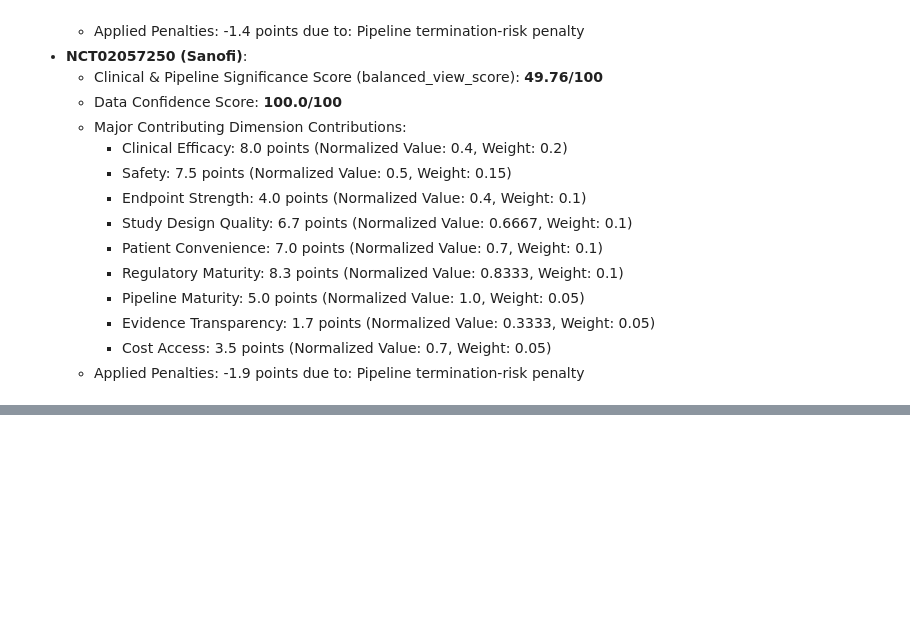
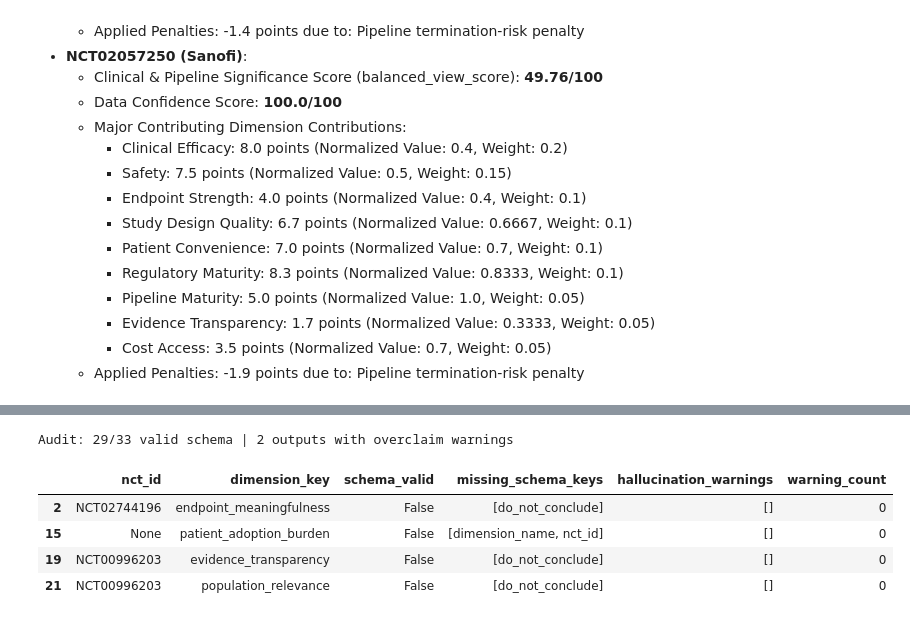
Before and after one commit to Mindreader-org/Clinical-Trial-Data-EDA, a Jupyter notebook: 6_approval_ready_dynamic_study_pipeline_scoring.ipynb, the cells around one changed output, grey strips where cells are left out. Cells and saved outputs as stored; diff of their text form; code cells hidden in the pictures; blank space fills up the shorter version.

```diff
--- a/6_approval_ready_dynamic_study_pipeline_scoring.ipynb
+++ b/6_approval_ready_dynamic_study_pipeline_scoring.ipynb
@@ -1737,0 +2548,49 @@ This is a Phase 1/2 trial with a very small sample size of 20 participants, inve
+# %%
+# ── 11. AI Output Schema Validation & Guardrails ─────────────────────────────
+REQUIRED_AI_KEYS = [
+    'dimension_key', 'dimension_name', 'nct_id', 'summary',
+    'positive_signals', 'risk_signals', 'missing_evidence',
+    'interpretation_level', 'confidence', 'source_fields_used', 'do_not_conclude',
+]
+FORBIDDEN_PHRASES = [
+    'approved', 'will succeed', 'no side effects', 'safe and effective',
+    'guaranteed', 'investment recommendation', 'buy', 'sell',
+    'proven effective', '100% safe',
+]
+
+def validate_ai_output_schema(output):
+    missing = [k for k in REQUIRED_AI_KEYS if k not in output]
+    return {'is_valid': len(missing) == 0, 'missing_keys': missing}
+
+def audit_ai_outputs(all_ai_trial_outputs):
+    rows = []
+    for trial_output in all_ai_trial_outputs:
+        for item in trial_output['dimension_outputs']:
+            v = validate_ai_output_schema(item)
+            blob = json.dumps(item).lower()
+            warnings = [f"Potential overclaim: '{p}'" for p in FORBIDDEN_PHRASES if p in blob]
+            rows.append({
+                'nct_id': item.get('nct_id'),
+                'dimension_key': item.get('dimension_key'),
+                'schema_valid': v['is_valid'],
+                'missing_schema_keys': v['missing_keys'],
+                'hallucination_warnings': warnings,
+                'warning_count': len(warnings),
+            })
+    return pd.DataFrame(rows)
+
+
+ai_audit_df = audit_ai_outputs(all_ai_trial_outputs)
+total = len(ai_audit_df)
+valid = ai_audit_df['schema_valid'].sum()
+warned = (ai_audit_df['warning_count'] > 0).sum()
+print(f'Audit: {valid}/{total} valid schema | {warned} outputs with overclaim warnings')
+invalid_rows = ai_audit_df[ai_audit_df['schema_valid'] == False]
+display(invalid_rows if not invalid_rows.empty else ai_audit_df.head(5))
+# %% [output]
+Audit: 29/33 valid schema | 2 outputs with overclaim warnings
+|  | nct_id | dimension_key | schema_valid | missing_schema_keys | hallucination_warnings | warning_count |
+| 2 | NCT02744196 | endpoint_meaningfulness | False | [do_not_conclude] | [] | 0 |
+| 15 | None | patient_adoption_burden | False | [dimension_name, nct_id] | [] | 0 |
+| 19 | NCT00996203 | evidence_transparency | False | [do_not_conclude] | [] | 0 |
+| 21 | NCT00996203 | population_relevance | False | [do_not_conclude] | [] | 0 |
```
Also changed, not shown: parts of 15 cells of this notebook, 7 other files.
